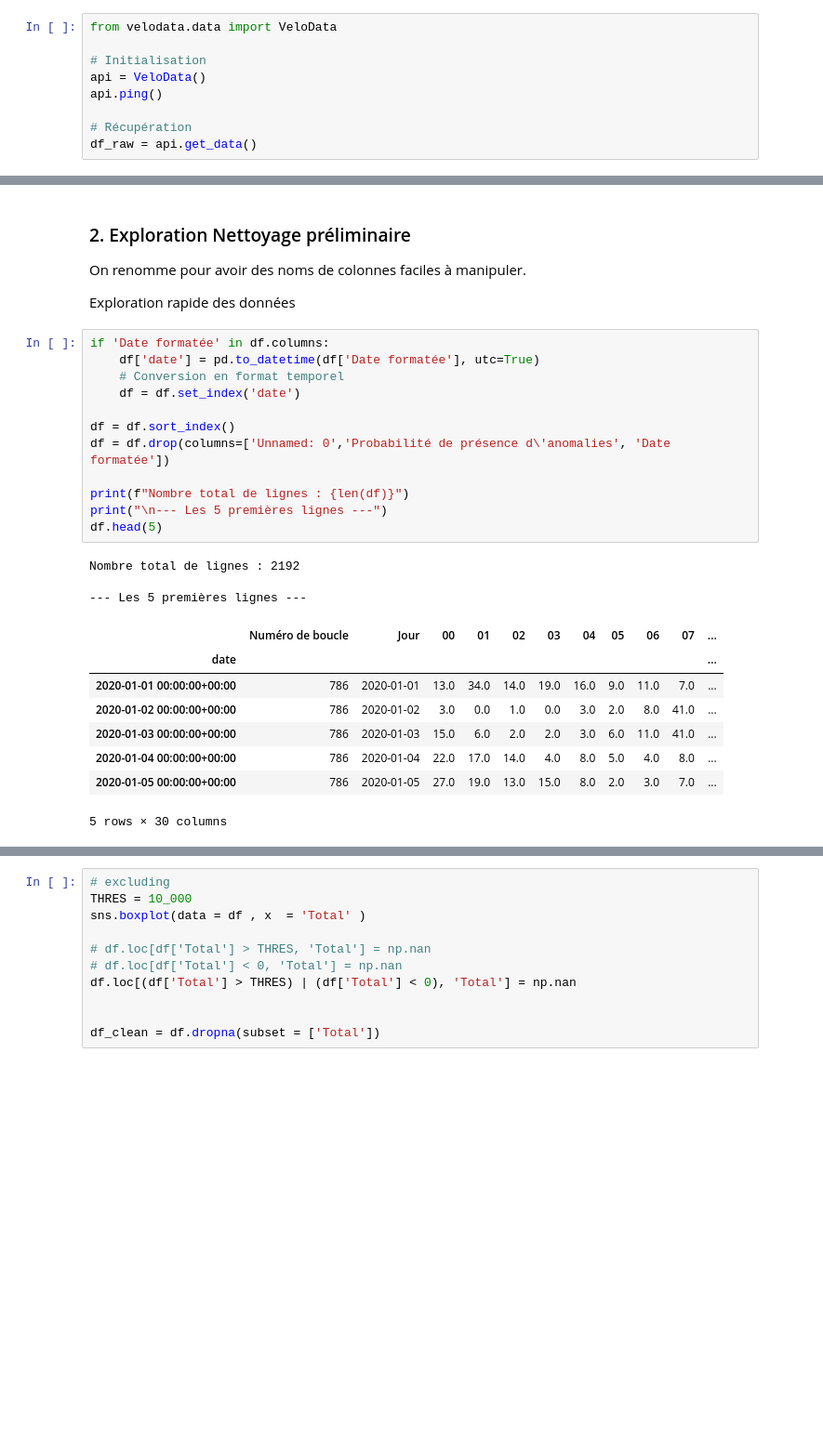
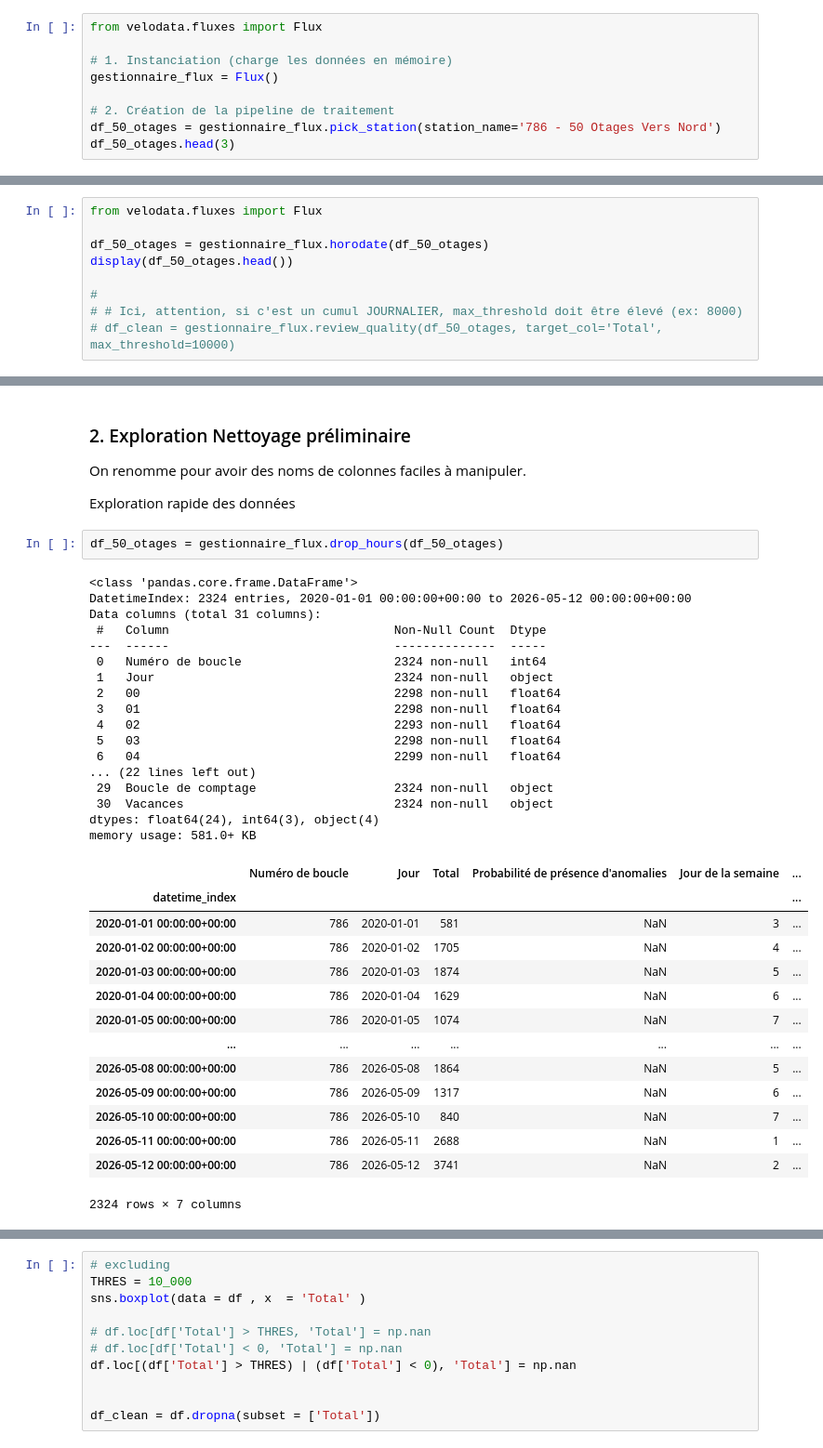
Before and after one commit to charourou/velonantes, a Jupyter notebook: velo_otages_predict.ipynb, the cells around one changed output, grey strips where cells are left out. Shown at 93% size. Cells and saved outputs as stored; diff of their text form; blank space fills up the shorter version.

```diff
--- a/velo_otages_predict.ipynb
+++ b/velo_otages_predict.ipynb
@@ -15,12 +29,12 @@ from sklearn.model_selection import learning_curve, train_test_split, cross_val_
 
 URL complète pour Nantes (format csv)
 # %%
-from velodata.data import VeloData
+from velodata.fluxes import Flux
 
-# Initialisation
-api = VeloData()
-api.ping()
+# 1. Instanciation (charge les données en mémoire)
+gestionnaire_flux = Flux()
 
-# Récupération
-df_raw = api.get_data()
+# 2. Création de la pipeline de traitement
+df_50_otages = gestionnaire_flux.pick_station(station_name='786 - 50 Otages Vers Nord')
+df_50_otages.head(3)
 # %% [output]
@@ -34 +49,10 @@ Succès ! 128411 lignes chargées.
 3 rows × 32 columns
+# %%
+from velodata.fluxes import Flux
+
+df_50_otages = gestionnaire_flux.horodate(df_50_otages)
+display(df_50_otages.head())
+
+#
+# # Ici, attention, si c'est un cumul JOURNALIER, max_threshold doit être élevé (ex: 8000)
+# df_clean = gestionnaire_flux.review_quality(df_50_otages, target_col='Total', max_threshold=10000)
@@ -60,26 +82,36 @@ On renomme pour avoir des noms de colonnes faciles à manipuler.
 
 Exploration rapide des données
 # %%
-if 'Date formatée' in df.columns:
-    df['date'] = pd.to_datetime(df['Date formatée'], utc=True)
-    # Conversion en format temporel
-    df = df.set_index('date')
-
-df = df.sort_index()
-df = df.drop(columns=['Unnamed: 0','Probabilité de présence d\'anomalies', 'Date formatée'])
-
-print(f"Nombre total de lignes : {len(df)}")
-print("\n--- Les 5 premières lignes ---")
-df.head(5)
+df_50_otages = gestionnaire_flux.drop_hours(df_50_otages)
 # %% [output]
-Nombre total de lignes : 2192
-
---- Les 5 premières lignes ---
+<class 'pandas.core.frame.DataFrame'>
+DatetimeIndex: 2324 entries, 2020-01-01 00:00:00+00:00 to 2026-05-12 00:00:00+00:00
+Data columns (total 31 columns):
+ #   Column                               Non-Null Count  Dtype
+---  ------                               --------------  -----
+ 0   Numéro de boucle                     2324 non-null   int64
+ 1   Jour                                 2324 non-null   object
+ 2   00                                   2298 non-null   float64
+ 3   01                                   2298 non-null   float64
+ 4   02                                   2293 non-null   float64
+ 5   03                                   2298 non-null   float64
+ 6   04                                   2299 non-null   float64
+... (22 lines left out)
+ 29  Boucle de comptage                   2324 non-null   object
+ 30  Vacances                             2324 non-null   object
+dtypes: float64(24), int64(3), object(4)
+memory usage: 581.0+ KB
-|  | Numéro de boucle | Jour | 00 | 01 | 02 | 03 | 04 | 05 | 06 | 07 | ... |
-| date |  |  |  |  |  |  |  |  |  |  | ... |
-| 2020-01-01 00:00:00+00:00 | 786 | 2020-01-01 | 13.0 | 34.0 | 14.0 | 19.0 | 16.0 | 9.0 | 11.0 | 7.0 | ... |
-| 2020-01-02 00:00:00+00:00 | 786 | 2020-01-02 | 3.0 | 0.0 | 1.0 | 0.0 | 3.0 | 2.0 | 8.0 | 41.0 | ... |
-| 2020-01-03 00:00:00+00:00 | 786 | 2020-01-03 | 15.0 | 6.0 | 2.0 | 2.0 | 3.0 | 6.0 | 11.0 | 41.0 | ... |
-| 2020-01-04 00:00:00+00:00 | 786 | 2020-01-04 | 22.0 | 17.0 | 14.0 | 4.0 | 8.0 | 5.0 | 4.0 | 8.0 | ... |
-| 2020-01-05 00:00:00+00:00 | 786 | 2020-01-05 | 27.0 | 19.0 | 13.0 | 15.0 | 8.0 | 2.0 | 3.0 | 7.0 | ... |
+|  | Numéro de boucle | Jour | Total | Probabilité de présence d'anomalies | Jour de la semaine | ... |
+| datetime_index |  |  |  |  |  | ... |
+| 2020-01-01 00:00:00+00:00 | 786 | 2020-01-01 | 581 | NaN | 3 | ... |
+| 2020-01-02 00:00:00+00:00 | 786 | 2020-01-02 | 1705 | NaN | 4 | ... |
+| 2020-01-03 00:00:00+00:00 | 786 | 2020-01-03 | 1874 | NaN | 5 | ... |
+| 2020-01-04 00:00:00+00:00 | 786 | 2020-01-04 | 1629 | NaN | 6 | ... |
+| 2020-01-05 00:00:00+00:00 | 786 | 2020-01-05 | 1074 | NaN | 7 | ... |
+| ... | ... | ... | ... | ... | ... | ... |
+| 2026-05-08 00:00:00+00:00 | 786 | 2026-05-08 | 1864 | NaN | 5 | ... |
+| 2026-05-09 00:00:00+00:00 | 786 | 2026-05-09 | 1317 | NaN | 6 | ... |
+| 2026-05-10 00:00:00+00:00 | 786 | 2026-05-10 | 840 | NaN | 7 | ... |
+| 2026-05-11 00:00:00+00:00 | 786 | 2026-05-11 | 2688 | NaN | 1 | ... |
+| 2026-05-12 00:00:00+00:00 | 786 | 2026-05-12 | 3741 | NaN | 2 | ... |
-5 rows × 30 columns
+2324 rows × 7 columns
```
Also changed, not shown: parts of 6 cells of this notebook.
